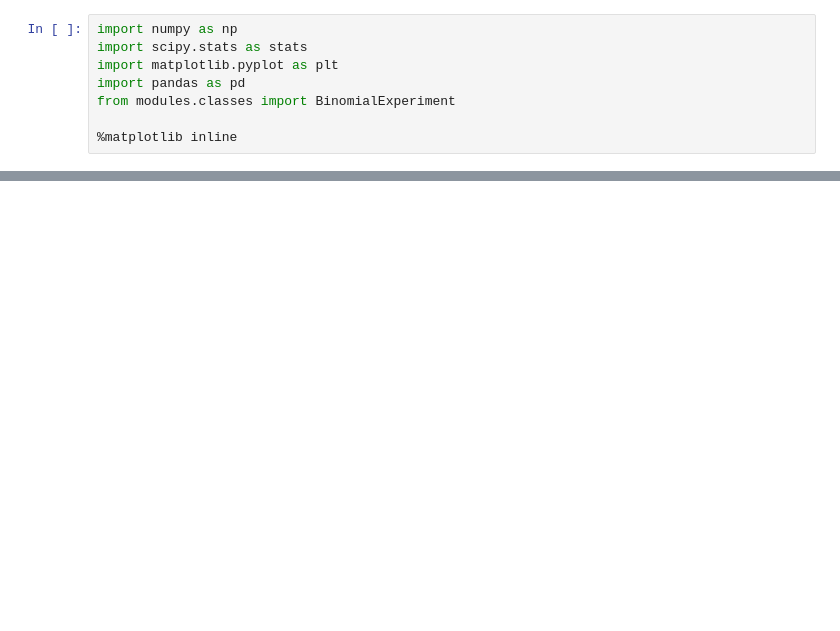
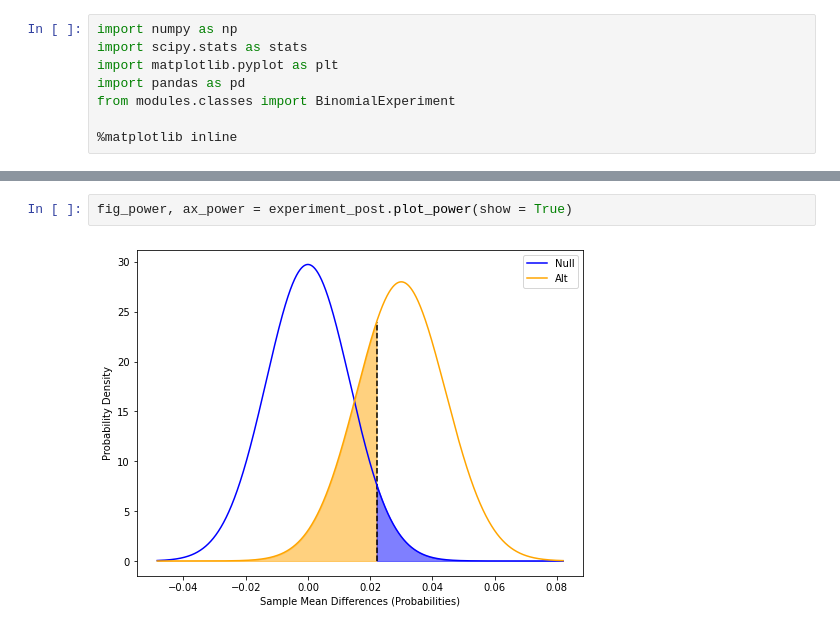
Before and after one commit to rmkeeler/statistical-significance-marketing, a Jupyter notebook: class-testing.ipynb, the cells around one changed output, grey strips where cells are left out. Cells and saved outputs as stored; diff of their text form; blank space fills up the shorter version.

```diff
--- a/class-testing.ipynb
+++ b/class-testing.ipynb
@@ -41,0 +36,4 @@ P Value                  0.008
+# %%
+fig_power, ax_power = experiment_post.plot_power(show = True)
+# %% [output]
+[figure, added]
```
Also changed, not shown: parts of 6 cells of this notebook, 1 other file.
